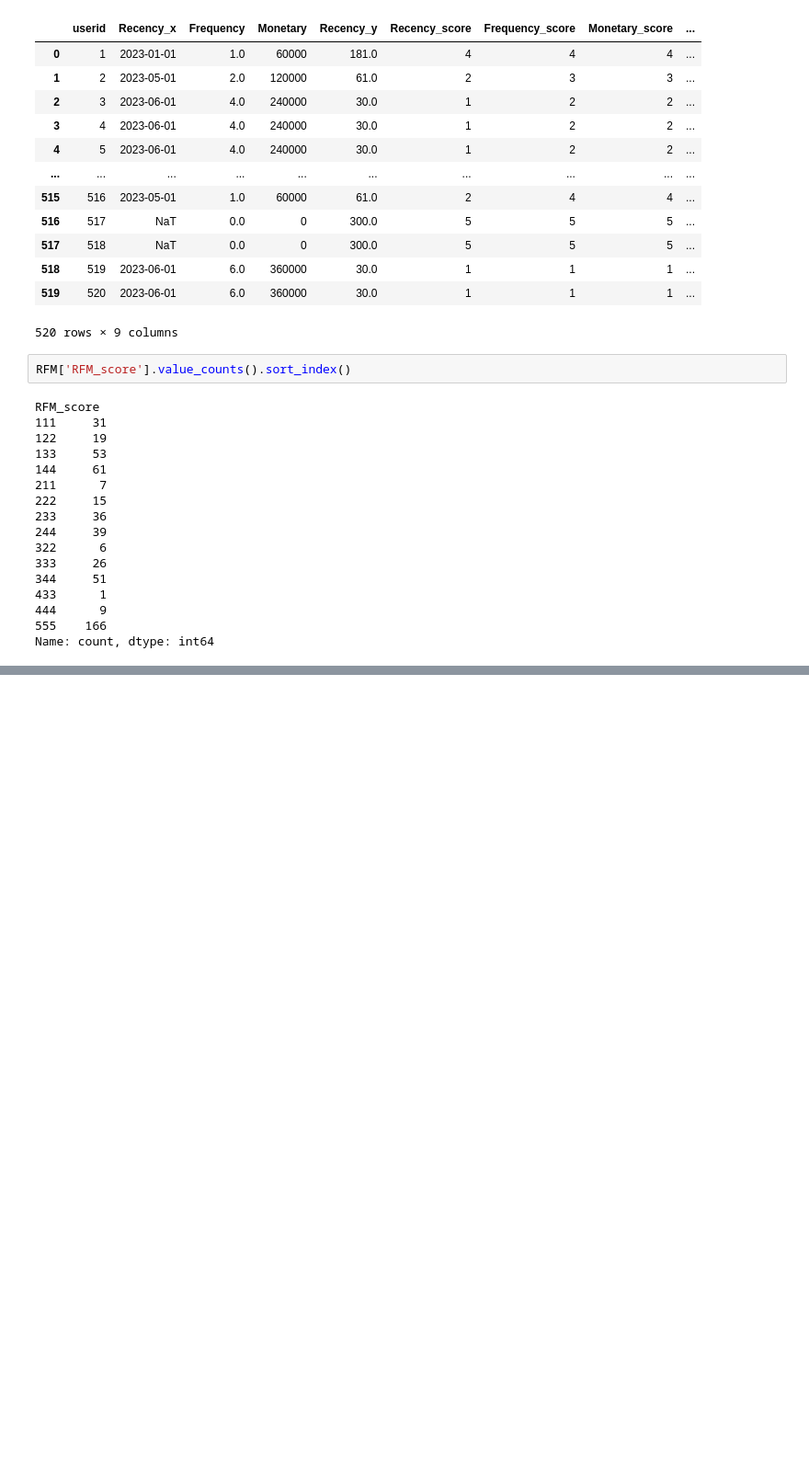
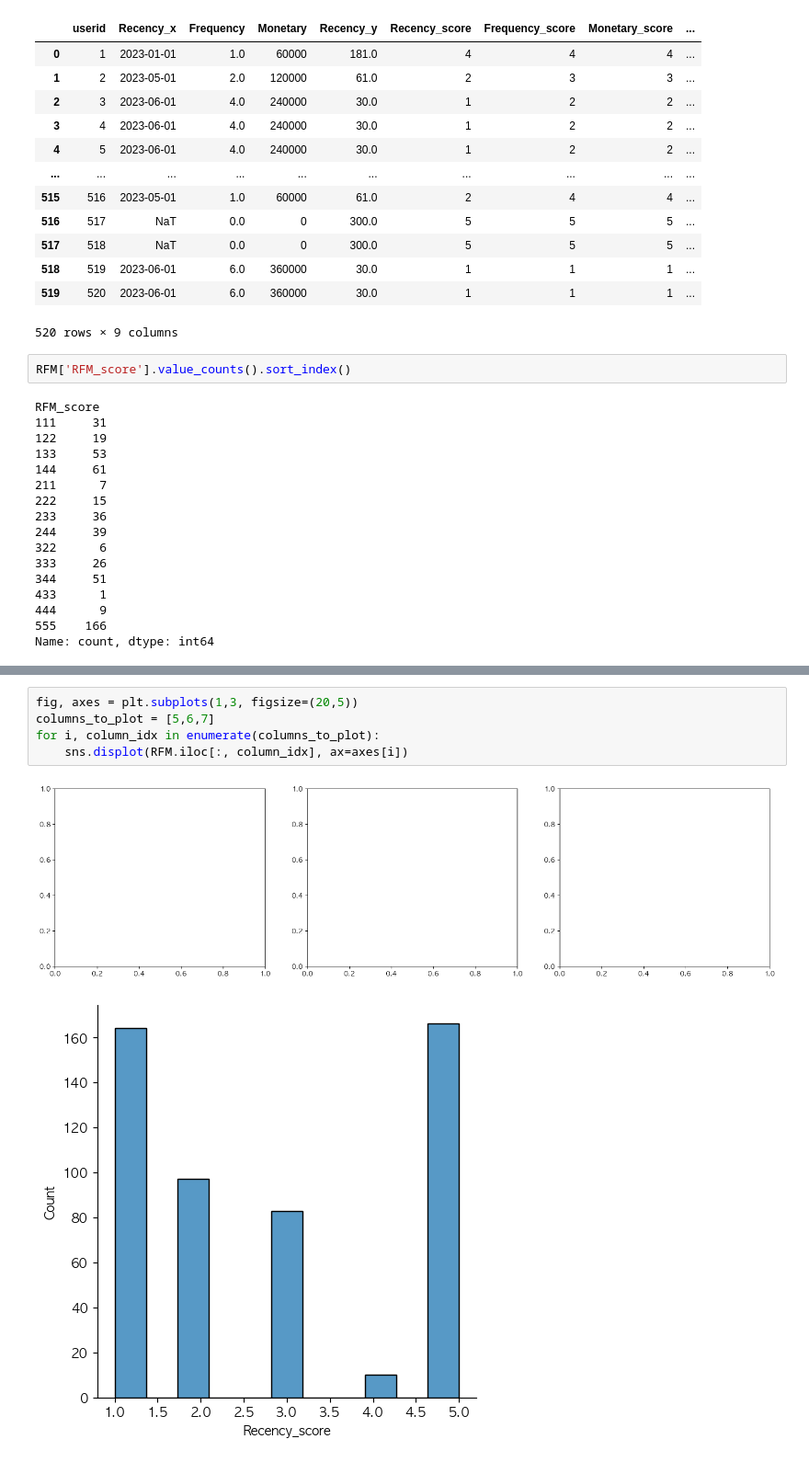
Before and after one commit to Joy-9707/sparta_practice, a Jupyter notebook: 실전프로젝트/spotify_2.ipynb, the cells around one changed output, grey strips where cells are left out. Shown at 92% size. Cells and saved outputs as stored; diff of their text form; blank space fills up the shorter version.

```diff
--- a/실전프로젝트/spotify_2.ipynb
+++ b/실전프로젝트/spotify_2.ipynb
@@ -522,0 +564,8 @@ RFM Segment
+# %%
+fig, axes = plt.subplots(1,3, figsize=(20,5))
+columns_to_plot = [5,6,7]
+for i, column_idx in enumerate(columns_to_plot):
+    sns.displot(RFM.iloc[:, column_idx], ax=axes[i])
+# %% [output]
+[figure, added]
+[figure, added]
```
Also changed, not shown: parts of 27 cells of this notebook, 2 other files.
